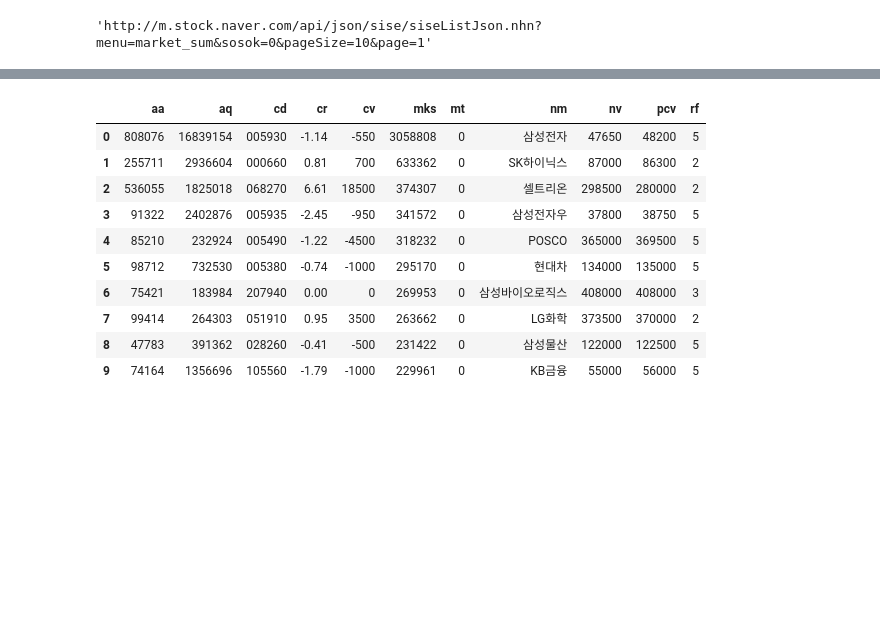
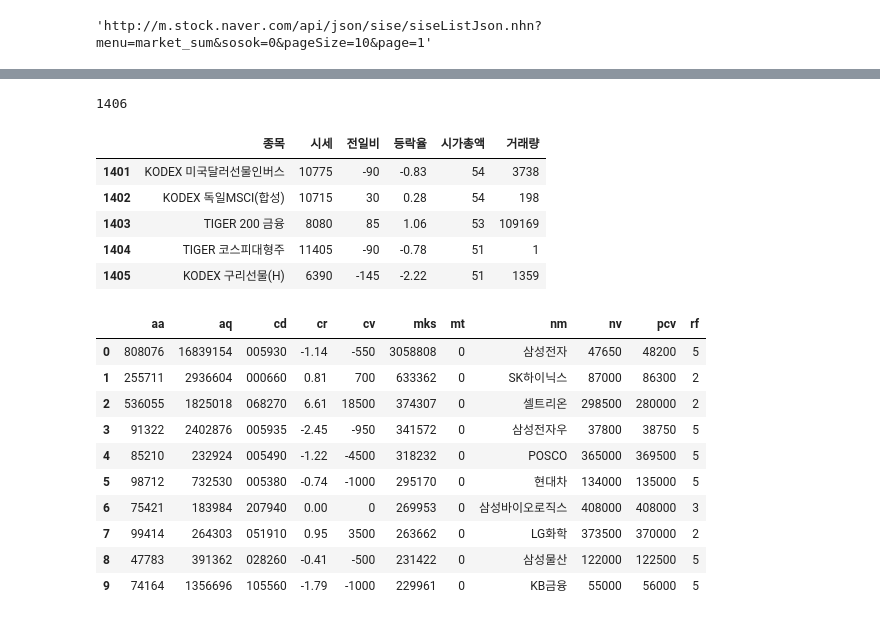
Before and after one commit to annakimm/TIL, a Jupyter notebook: programming/self_study_summary/web_01_webcrawling.ipynb, the cells around one changed output, grey strips where cells are left out. Saved outputs shown, nothing was run; the diff lists cells and outputs as text; code cells hidden in the pictures; blank space fills up the shorter version.

```diff
--- a/programming/self study_summary/web_01_webcrawling.ipynb
+++ b/programming/self_study_summary/web_01_webcrawling.ipynb
@@ -84,3 +84,16 @@ get_data(url)
+# %%
+url = make_url(1406,1)
+df = get_data(url)
+print(len(df))
+df.tail()
+# %% [output]
+1406
+|  | 종목 | 시세 | 전일비 | 등락율 | 시가총액 | 거래량 |
+| 1401 | KODEX 미국달러선물인버스 | 10775 | -90 | -0.83 | 54 | 3738 |
+| 1402 | KODEX 독일MSCI(합성) | 10715 | 30 | 0.28 | 54 | 198 |
+| 1403 | TIGER 200 금융 | 8080 | 85 | 1.06 | 53 | 109169 |
+| 1404 | TIGER 코스피대형주 | 11405 | -90 | -0.78 | 51 | 1 |
+| 1405 | KODEX 구리선물(H) | 6390 | -145 | -2.22 | 51 | 1359 |
 # %%
 # for문을 쓰지 않고 패키지를 이용해서 데이터 정리
 from pandas.io.json import json_normalize
```
Also changed, not shown: parts of 4 cells of this notebook, 6 other files.
